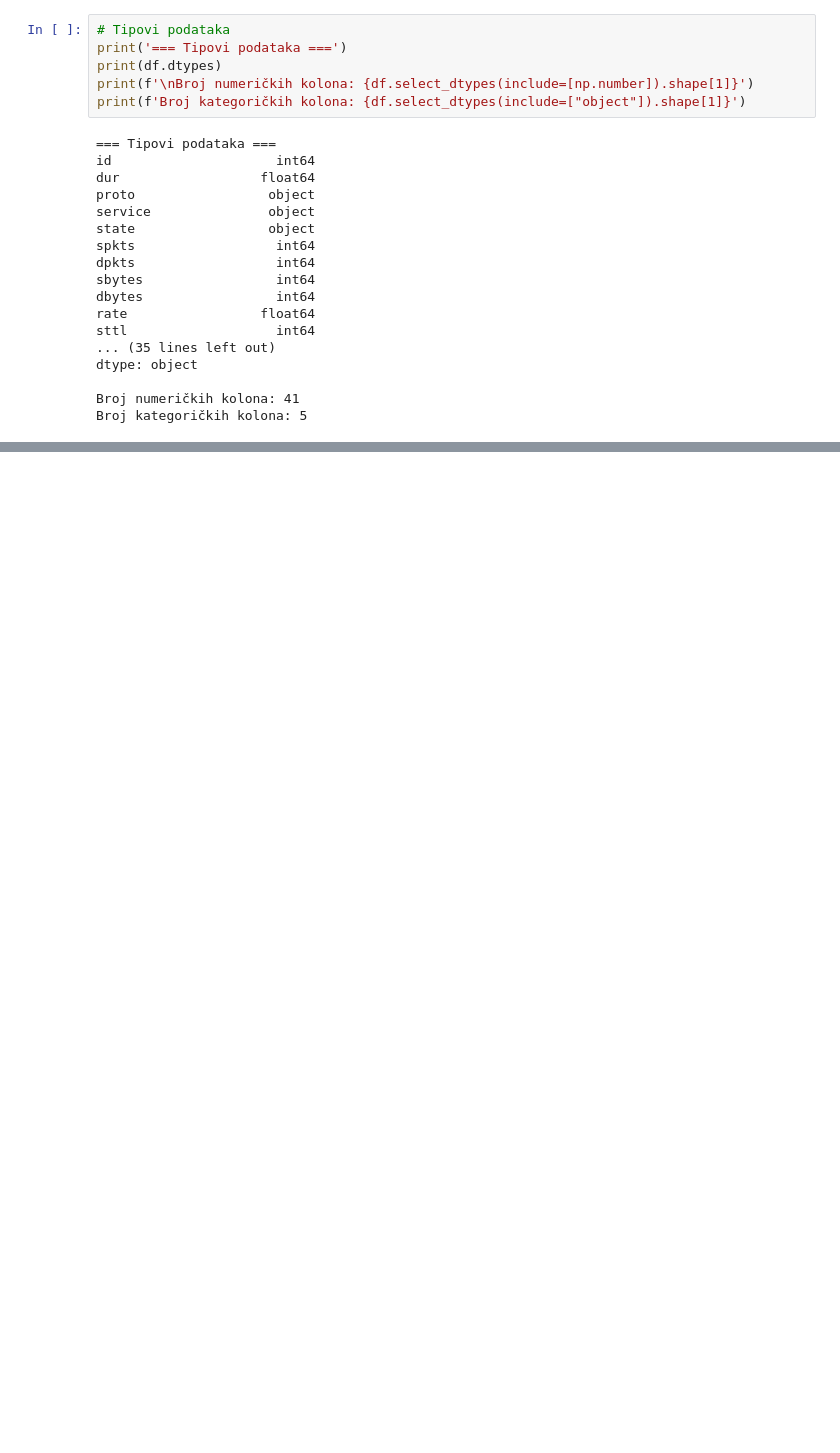
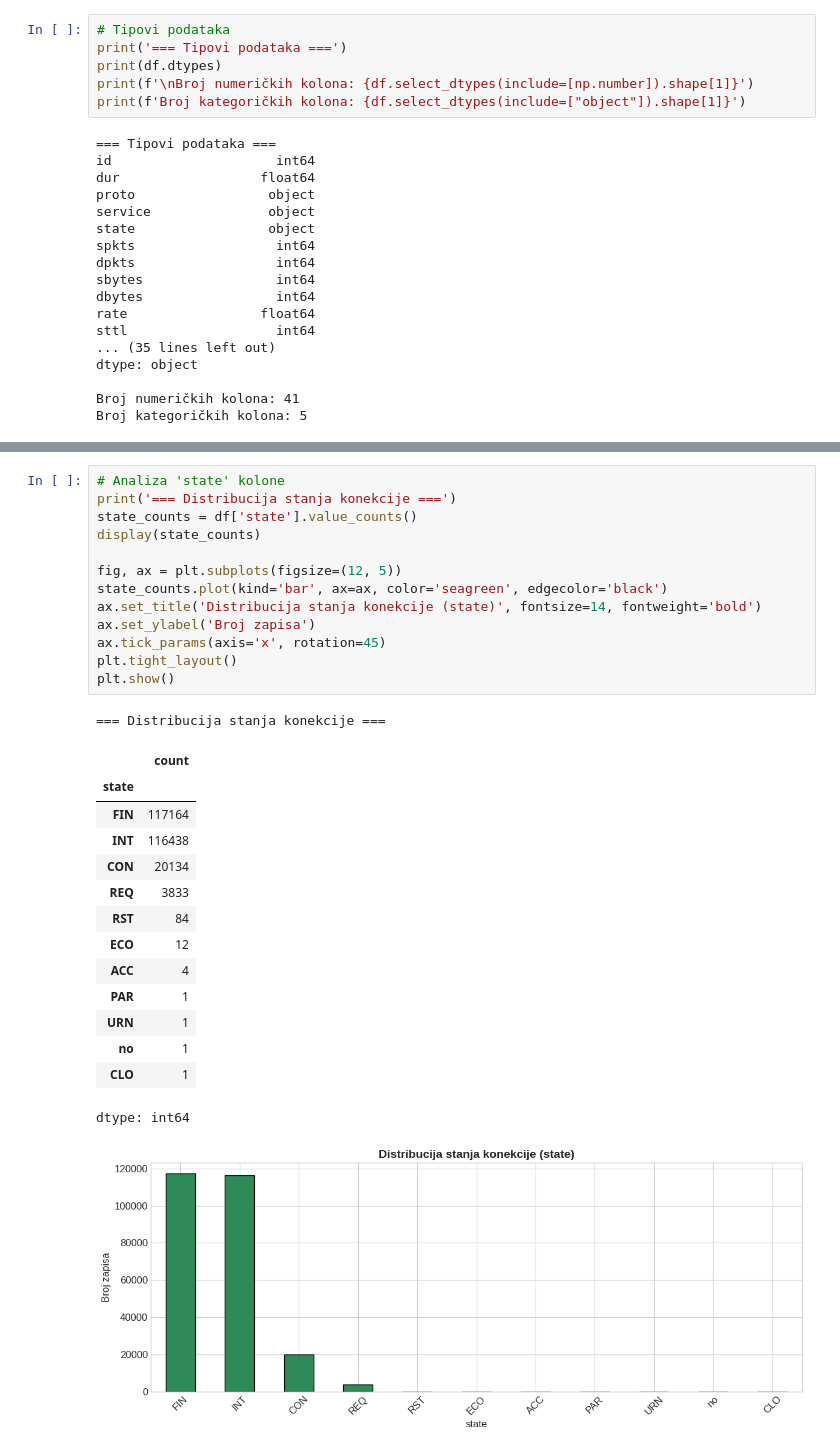
Before and after one commit to fadzankerim/Network-Intrusion-Detection-System, a Jupyter notebook: EDA.ipynb, the cells around one changed output, grey strips where cells are left out. Cells and saved outputs as stored; diff of their text form; blank space fills up the shorter version.

```diff
--- a/EDA.ipynb
+++ b/EDA.ipynb
@@ -345,0 +666,30 @@ plt.show()
+# %%
+# Analiza 'state' kolone
+print('=== Distribucija stanja konekcije ===')
+state_counts = df['state'].value_counts()
+display(state_counts)
+
+fig, ax = plt.subplots(figsize=(12, 5))
+state_counts.plot(kind='bar', ax=ax, color='seagreen', edgecolor='black')
+ax.set_title('Distribucija stanja konekcije (state)', fontsize=14, fontweight='bold')
+ax.set_ylabel('Broj zapisa')
+ax.tick_params(axis='x', rotation=45)
+plt.tight_layout()
+plt.show()
+# %% [output]
+=== Distribucija stanja konekcije ===
+|  | count |
+| state |  |
+| FIN | 117164 |
+| INT | 116438 |
+| CON | 20134 |
+| REQ | 3833 |
+| RST | 84 |
+| ECO | 12 |
+| ACC | 4 |
+| PAR | 1 |
+| URN | 1 |
+| no | 1 |
+| CLO | 1 |
+dtype: int64
+[figure, added]
```
Also changed, not shown: parts of 31 cells of this notebook.
